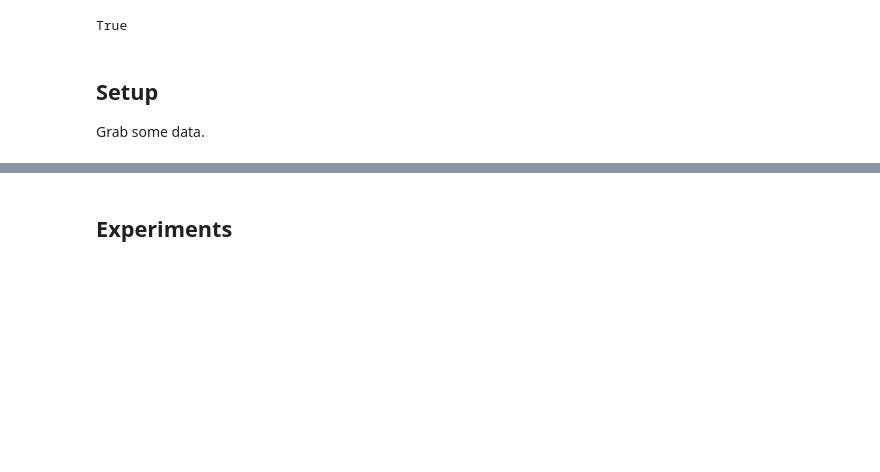
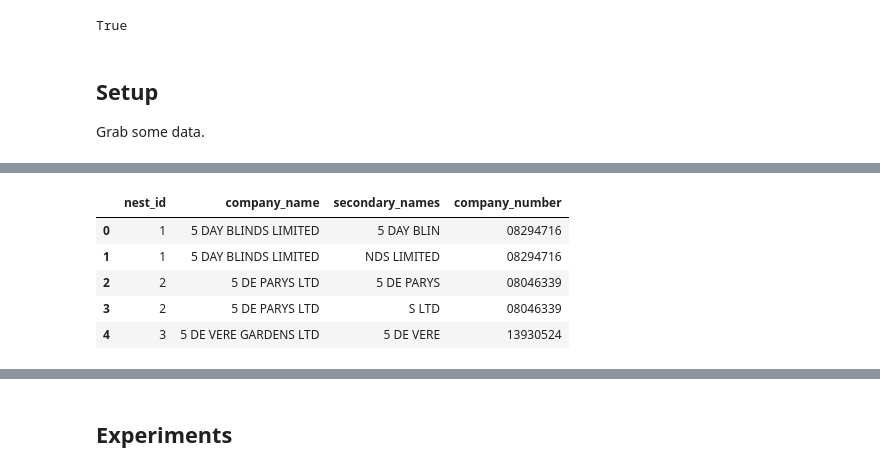
Before and after one commit to will-langdale/matchbox, a Jupyter notebook: notebooks/WL_cleaningfunction.ipynb, the cells around one changed output, grey strips where cells are left out. Drawn from its saved outputs; the diff is of its cells as text; code cells hidden in the pictures; blank space fills up the shorter version.

```diff
--- a/notebooks/WL_cleaningfunction.ipynb
+++ b/notebooks/WL_cleaningfunction.ipynb
@@ -84,0 +128,17 @@ df = cl_x_exp.dim_raw.sample(int(1e4))
+# %%
+unnest = duckdb.sql(f"""
+select
+    row_number() over () as nest_id,
+    *
+    replace (unnest(secondary_names) as secondary_names)
+from
+    df2;
+""").df()
+unnest.head(5)
+# %% [output]
+|  | nest_id | company_name | secondary_names | company_number |
+| 0 | 1 | 5 DAY BLINDS LIMITED | 5 DAY BLIN | 08294716 |
+| 1 | 1 | 5 DAY BLINDS LIMITED | NDS LIMITED | 08294716 |
+| 2 | 2 | 5 DE PARYS LTD | 5 DE PARYS | 08046339 |
+| 3 | 2 | 5 DE PARYS LTD | S LTD | 08046339 |
+| 4 | 3 | 5 DE VERE GARDENS LTD | 5 DE VERE | 13930524 |
```
Also changed, not shown: parts of 16 cells of this notebook, 38 other files.
